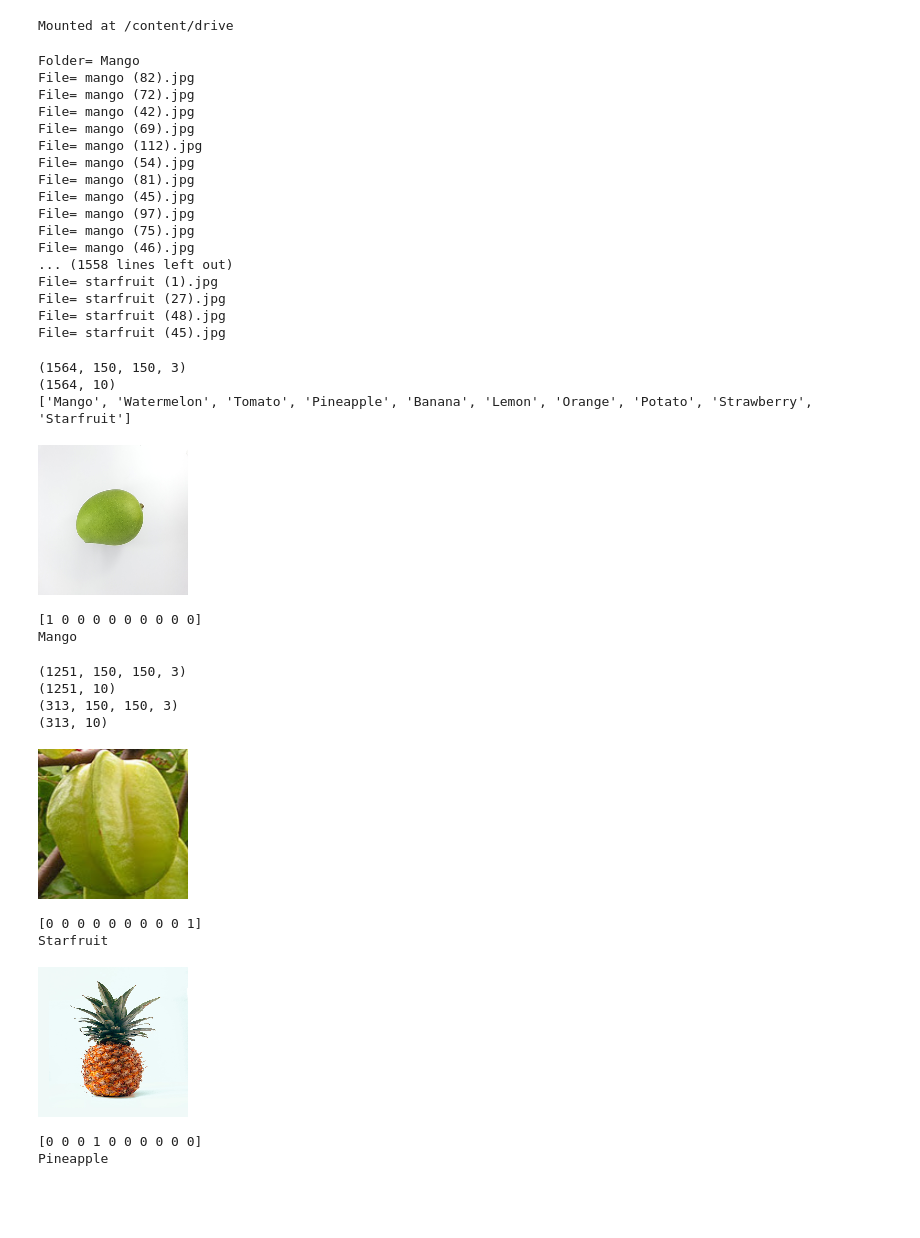
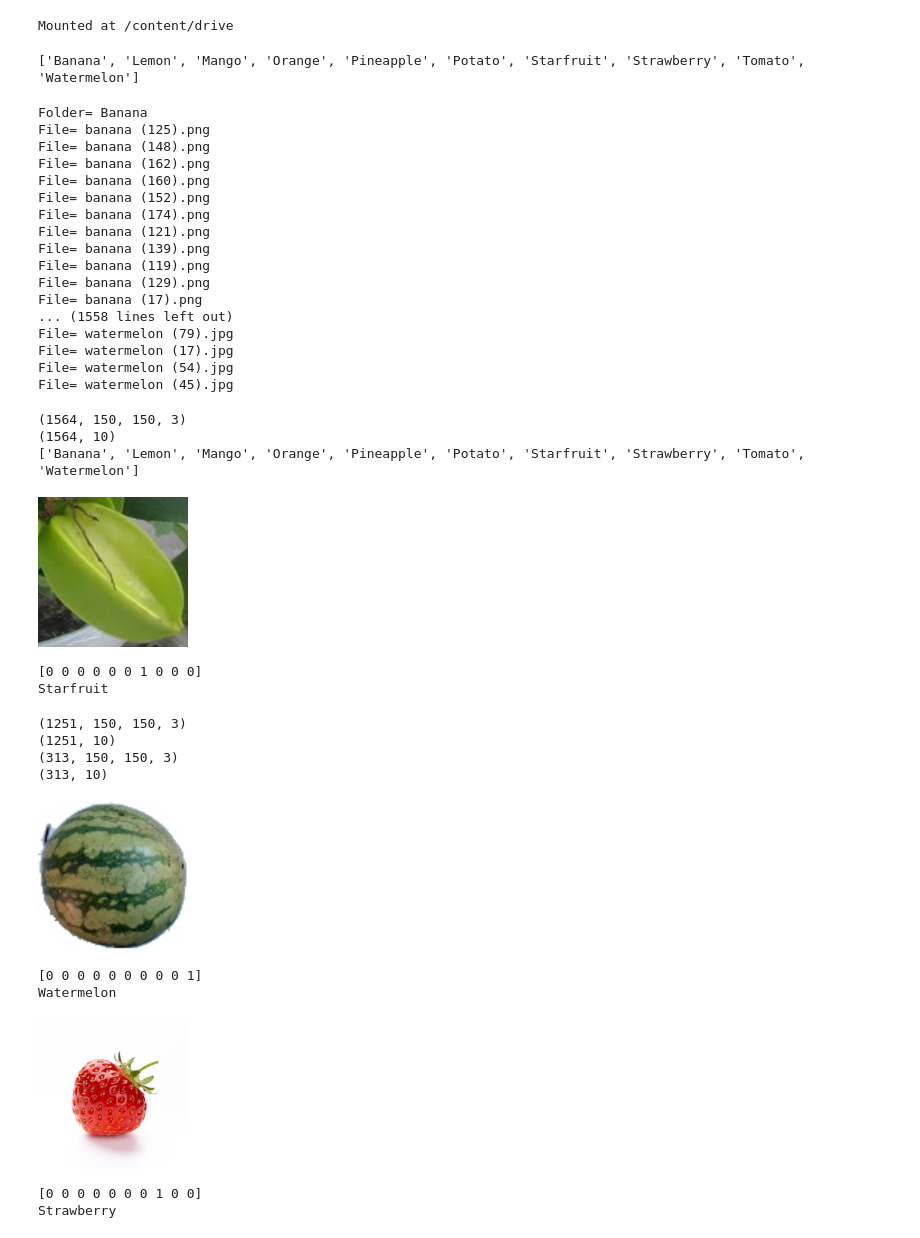
Before and after one commit to nhaandq/AI_project-FruitDetection, a Jupyter notebook: Fruit.ipynb, the cells around one changed output. Drawn from its saved outputs; the diff is of its cells as text; code cells hidden in the pictures; blank space fills up the shorter version.

```diff
--- a/Fruit.ipynb
+++ b/Fruit.ipynb
@@ -22,39 +22,41 @@ from google.colab import drive
 drive.mount('/content/drive')
 # %% [output]
 Mounted at /content/drive
+# %%
+X = []
+y = []
+classes = sorted(listdir(raw_folder))
+print(classes)
+# %% [output]
+['Banana', 'Lemon', 'Mango', 'Orange', 'Pineapple', 'Potato', 'Starfruit', 'Strawberry', 'Tomato', 'Watermelon']
 # %%
-X = []
-y = []
-classes = []
 i=0
 
-for folder in listdir(raw_folder):
+for folder in classes:
   print("Folder=",folder)
   for file in listdir(raw_folder + folder):
     print("File=", file)
     X.append(cv.resize(cv.imread(raw_folder+ folder +"/" +file, cv.IMREAD_COLOR),dsize=(150,150)))
     y.append(i)
-
-  classes.append(folder)
   i+=1
 # %% [output]
-Folder= Mango
-File= mango (82).jpg
-File= mango (72).jpg
-File= mango (42).jpg
-File= mango (69).jpg
-File= mango (112).jpg
-File= mango (54).jpg
-File= mango (81).jpg
-File= mango (45).jpg
-File= mango (97).jpg
-File= mango (75).jpg
-File= mango (46).jpg
+Folder= Banana
+File= banana (125).png
+File= banana (148).png
+File= banana (162).png
+File= banana (160).png
+File= banana (152).png
+File= banana (174).png
+File= banana (121).png
+File= banana (139).png
+File= banana (119).png
+File= banana (129).png
+File= banana (17).png
 ... (1558 lines left out)
-File= starfruit (1).jpg
-File= starfruit (27).jpg
-File= starfruit (48).jpg
-File= starfruit (45).jpg
+File= watermelon (79).jpg
+File= watermelon (17).jpg
+File= watermelon (54).jpg
+File= watermelon (45).jpg
 # %%
 X = np.array(X)
 y = np.array(y)
@@ -78,15 +80,15 @@ print(classes)
 # %% [output]
 (1564, 150, 150, 3)
 (1564, 10)
-['Mango', 'Watermelon', 'Tomato', 'Pineapple', 'Banana', 'Lemon', 'Orange', 'Potato', 'Strawberry', 'Starfruit']
+['Banana', 'Lemon', 'Mango', 'Orange', 'Pineapple', 'Potato', 'Starfruit', 'Strawberry', 'Tomato', 'Watermelon']
 # %%
-cv2_imshow(X[1])
-print(y[1])
-print(classes[np.argmax(y[1])])
+cv2_imshow(X[1000])
+print(y[1000])
+print(classes[np.argmax(y[1000])])
 # %% [output]
-[figure, old version]
+[figure, new version]
-[1 0 0 0 0 0 0 0 0 0]
-Mango
+[0 0 0 0 0 0 1 0 0 0]
+Starfruit
 # %%
 X_train,X_test,y_train,y_test = train_test_split(X,y,test_size=0.2,random_state=100)
 print(X_train.shape)
@@ -103,17 +105,17 @@ cv2_imshow(X_train[100])
 print(y_train[100])
 print(classes[np.argmax(y_train[100])])
 # %% [output]
-[figure, old version]
+[figure, new version]
 [0 0 0 0 0 0 0 0 0 1]
-Starfruit
+Watermelon
 # %%
-cv2_imshow(X_test[1])
-print(y_test[1])
-print(classes[np.argmax(y_test[1])])
+cv2_imshow(X_test[20])
+print(y_test[20])
+print(classes[np.argmax(y_test[20])])
 # %% [output]
-[figure, old version]
+[figure, new version]
-[0 0 0 1 0 0 0 0 0 0]
-Pineapple
+[0 0 0 0 0 0 0 1 0 0]
+Strawberry
 # %%
 X_train1 = X_train.astype('float32')
 X_test1 = X_test.astype('float32')
```
Also changed, not shown: parts of 5 cells of this notebook.
